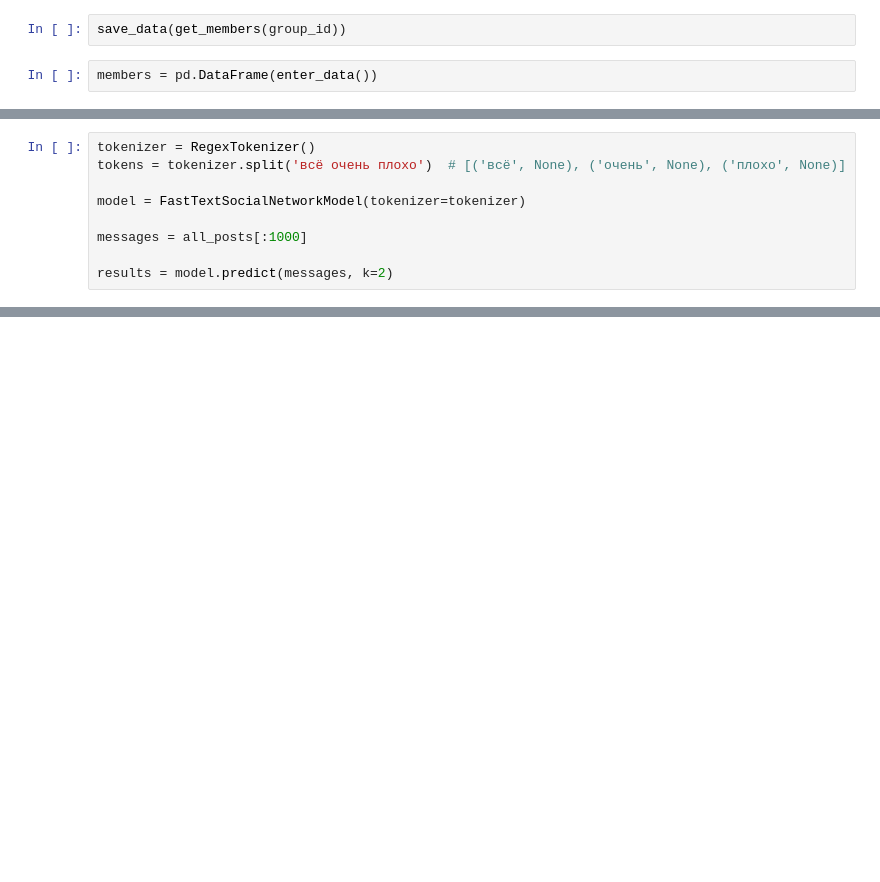
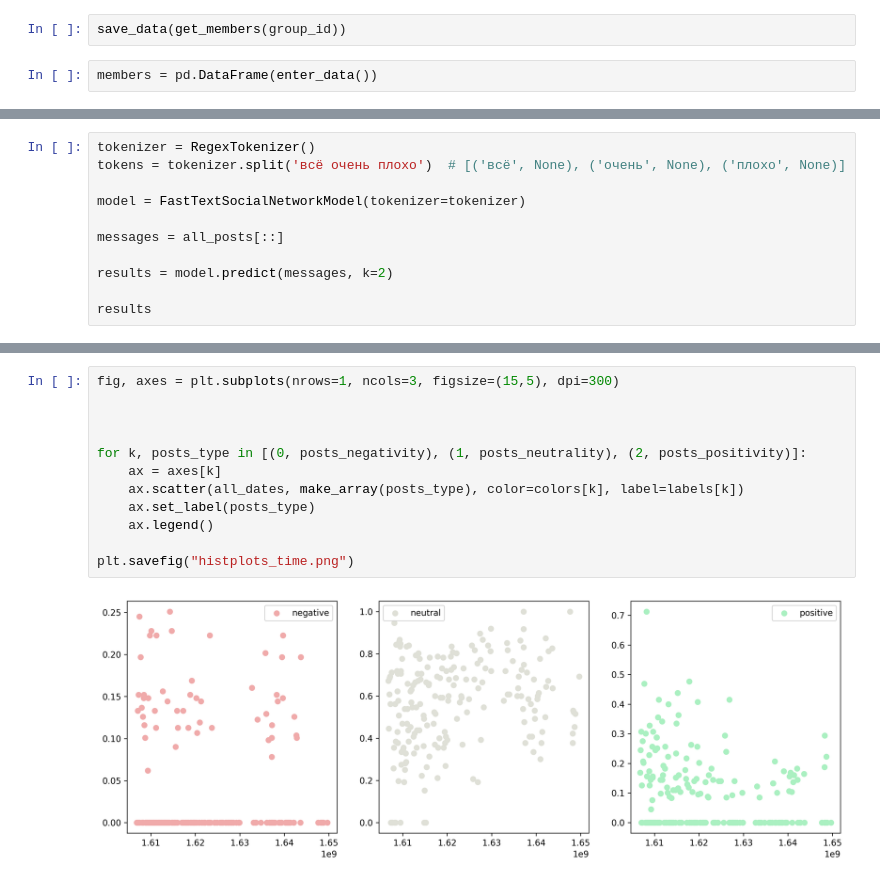
Before and after one commit to echo-golf-oscar-romeo/vk_research_sem, a Jupyter notebook: vk_research.ipynb, the cells around one changed output, grey strips where cells are left out. Saved outputs shown, nothing was run; the diff lists cells and outputs as text; blank space fills up the shorter version.

```diff
--- a/vk_research.ipynb
+++ b/vk_research.ipynb
@@ -177,8 +183,10 @@ tokens = tokenizer.split('всё очень плохо')  # [('всё', None), (
 
 model = FastTextSocialNetworkModel(tokenizer=tokenizer)
 
-messages = all_posts[:1000]
+messages = all_posts[::]
 
 results = model.predict(messages, k=2)
+
+results
 # %% [output]
 Warning : `load_model` does not return WordVectorModel or SupervisedModel any more, but a `FastText` object which is very similar.
@@ -242,0 +233,14 @@ plt.savefig('comparison_posts.png')
+# %%
+fig, axes = plt.subplots(nrows=1, ncols=3, figsize=(15,5), dpi=300)
+
+
+
+for k, posts_type in [(0, posts_negativity), (1, posts_neutrality), (2, posts_positivity)]:
+    ax = axes[k]
+    ax.scatter(all_dates, make_array(posts_type), color=colors[k], label=labels[k])
+    ax.set_label(posts_type)
+    ax.legend()
+
+plt.savefig("histplots_time.png")
+# %% [output]
+[figure, added]
```
Also changed, not shown: parts of 21 cells of this notebook.
